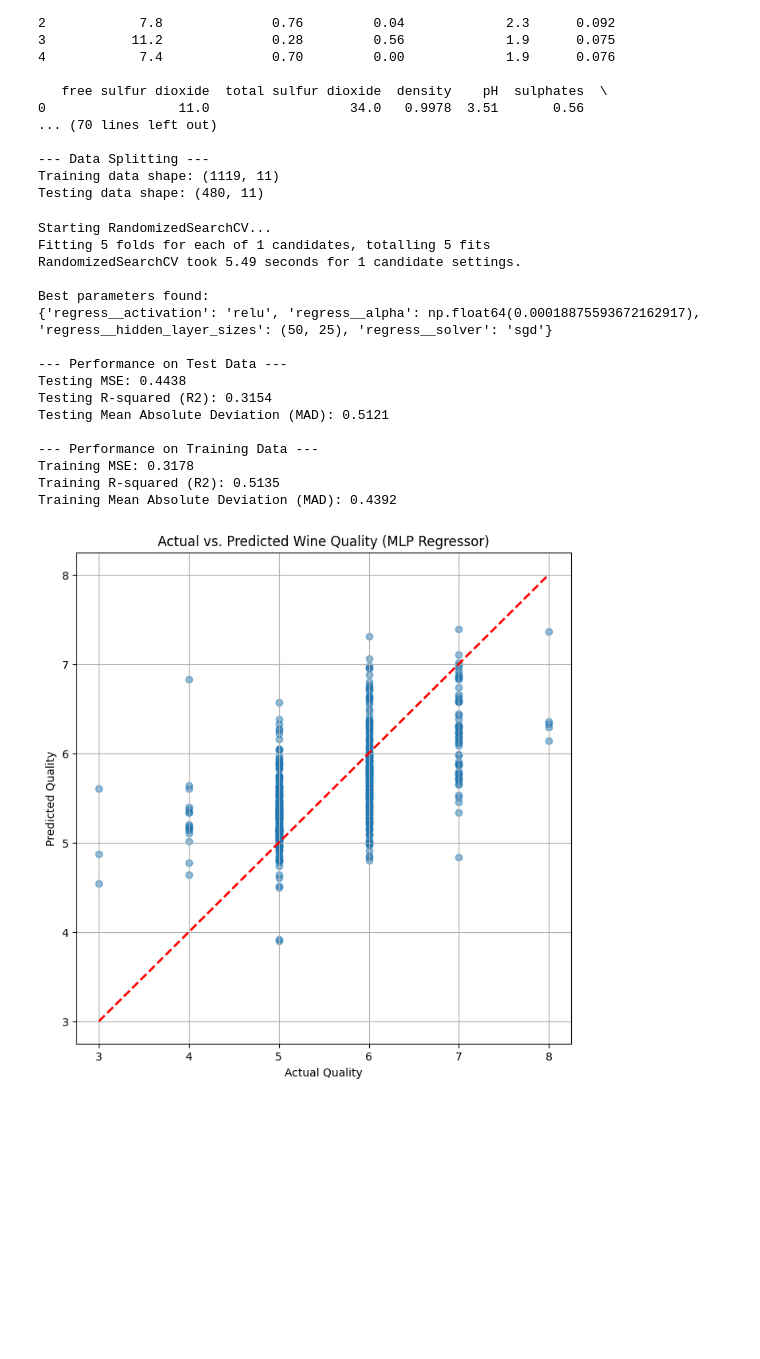
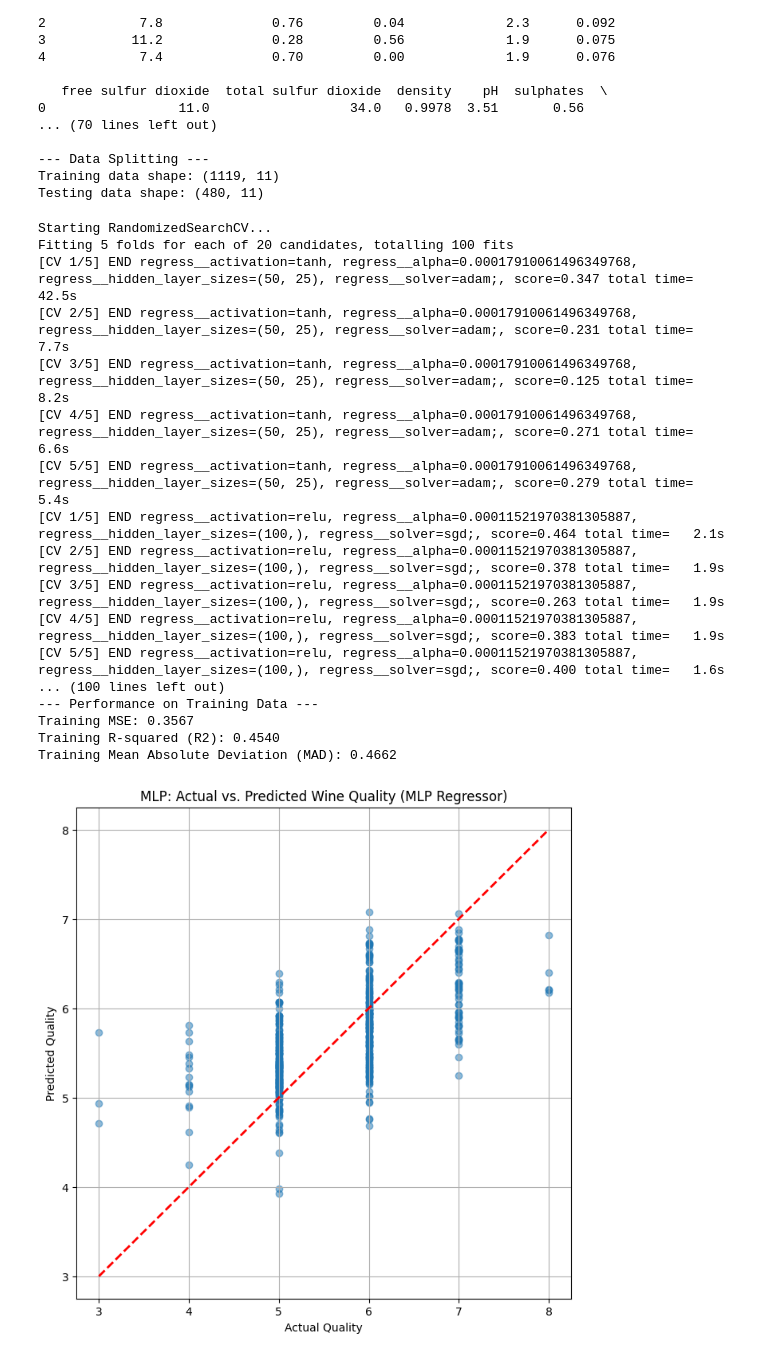
Before and after one commit to pctiope/AI221, a Jupyter notebook: Ensemble_Learning/mex3_2.ipynb, the cells around one changed output. Drawn from its saved outputs; the diff is of its cells as text; code cells hidden in the pictures; blank space fills up the shorter version.

```diff
--- a/Ensemble_Learning/mex3_2.ipynb
+++ b/Ensemble_Learning/mex3_2.ipynb
@@ -96,14 +84,12 @@ model_params = {
     'regress__activation': ['tanh', 'relu']
 }
 
-
-n_iter = 1
+n_iter = 20
 random_search = RandomizedSearchCV(
     pipeline,
     param_distributions=model_params,
     n_iter=n_iter,
-    verbose=3,
-    random_state=5
+    verbose=3
 )
 
 print("Starting RandomizedSearchCV...")
@@ -119,46 +105,62 @@ y_pred_test = best_model.predict(X_test)
 y_pred_train = best_model.predict(X_train)
 
 test_mse = mean_squared_error(y_test, y_pred_test)
 test_r2  = r2_score(y_test, y_pred_test)
 test_mad = mean_absolute_error(y_test, y_pred_test)
 
 train_mse = mean_squared_error(y_train, y_pred_train)
 train_r2  = r2_score(y_train, y_pred_train)
 train_mad = mean_absolute_error(y_train, y_pred_train)
 
 print("\n--- Performance on Test Data ---")
 print(f"Testing MSE: {test_mse:.4f}")
 print(f"Testing R-squared (R2): {test_r2:.4f}")
 print(f"Testing Mean Absolute Deviation (MAD): {test_mad:.4f}")
 
 print("\n--- Performance on Training Data ---")
 print(f"Training MSE: {train_mse:.4f}")
 print(f"Training R-squared (R2): {train_r2:.4f}")
 print(f"Training Mean Absolute Deviation (MAD): {train_mad:.4f}")
 
 plt.figure(figsize=(8, 8))
 plt.scatter(y_test, y_pred_test, alpha=0.5)
 plt.plot([min(y_test), max(y_test)], [min(y_test), max(y_test)], 'r--', lw=2) # The "perfect prediction" line
 plt.xlabel("Actual Quality")
 plt.ylabel("Predicted Quality")
-plt.title("Actual vs. Predicted Wine Quality (MLP Regressor)")
+plt.title("MLP: Actual vs. Predicted Wine Quality (MLP Regressor)")
 plt.grid()
 plt.show()
+
+plt.figure(figsize=(8, 8))
+plt.scatter(y_train, y_pred_train, alpha=0.5)
+plt.plot([min(y_train), max(y_train)], [min(y_train), max(y_train)], 'r--', lw=2) # The "perfect prediction" line
+plt.xlabel("Actual Quality")
+plt.ylabel("Predicted Quality")
+plt.title("MLP (Training): Actual vs. Predicted Wine Quality (MLP Regressor)")
+plt.grid()
+plt.show()
+
+y_pred_test_class = np.round(y_pred_test).astype(int)
+y_pred_test_class = np.clip(y_pred_test_class, y.min(), y.max())
+print('Test Classification Report')
+print(classification_report(y_test, y_pred_test_class))
+plt.show()
 # %% [output]
 Starting RandomizedSearchCV...
-Fitting 5 folds for each of 1 candidates, totalling 5 fits
-RandomizedSearchCV took 5.49 seconds for 1 candidate settings.
-
-Best parameters found:
-{'regress__activation': 'relu', 'regress__alpha': np.float64(0.00018875593672162917), 'regress__hidden_layer_sizes': (50, 25), 'regress__solver': 'sgd'}
-
---- Performance on Test Data ---
-Testing MSE: 0.4438
-Testing R-squared (R2): 0.3154
-Testing Mean Absolute Deviation (MAD): 0.5121
-
+Fitting 5 folds for each of 20 candidates, totalling 100 fits
+[CV 1/5] END regress__activation=tanh, regress__alpha=0.00017910061496349768, regress__hidden_layer_sizes=(50, 25), regress__solver=adam;, score=0.347 total time=  42.5s
+[CV 2/5] END regress__activation=tanh, regress__alpha=0.00017910061496349768, regress__hidden_layer_sizes=(50, 25), regress__solver=adam;, score=0.231 total time=   7.7s
+[CV 3/5] END regress__activation=tanh, regress__alpha=0.00017910061496349768, regress__hidden_layer_sizes=(50, 25), regress__solver=adam;, score=0.125 total time=   8.2s
+[CV 4/5] END regress__activation=tanh, regress__alpha=0.00017910061496349768, regress__hidden_layer_sizes=(50, 25), regress__solver=adam;, score=0.271 total time=   6.6s
+[CV 5/5] END regress__activation=tanh, regress__alpha=0.00017910061496349768, regress__hidden_layer_sizes=(50, 25), regress__solver=adam;, score=0.279 total time=   5.4s
+[CV 1/5] END regress__activation=relu, regress__alpha=0.00011521970381305887, regress__hidden_layer_sizes=(100,), regress__solver=sgd;, score=0.464 total time=   2.1s
+[CV 2/5] END regress__activation=relu, regress__alpha=0.00011521970381305887, regress__hidden_layer_sizes=(100,), regress__solver=sgd;, score=0.378 total time=   1.9s
+[CV 3/5] END regress__activation=relu, regress__alpha=0.00011521970381305887, regress__hidden_layer_sizes=(100,), regress__solver=sgd;, score=0.263 total time=   1.9s
+[CV 4/5] END regress__activation=relu, regress__alpha=0.00011521970381305887, regress__hidden_layer_sizes=(100,), regress__solver=sgd;, score=0.383 total time=   1.9s
+[CV 5/5] END regress__activation=relu, regress__alpha=0.00011521970381305887, regress__hidden_layer_sizes=(100,), regress__solver=sgd;, score=0.400 total time=   1.6s
+... (100 lines left out)
 --- Performance on Training Data ---
-Training MSE: 0.3178
-Training R-squared (R2): 0.5135
-Training Mean Absolute Deviation (MAD): 0.4392
+Training MSE: 0.3567
+Training R-squared (R2): 0.4540
+Training Mean Absolute Deviation (MAD): 0.4662
-[figure, old version]
+[figure, new version]
```
Also changed, not shown: parts of 8 cells of this notebook, 2 other files.
